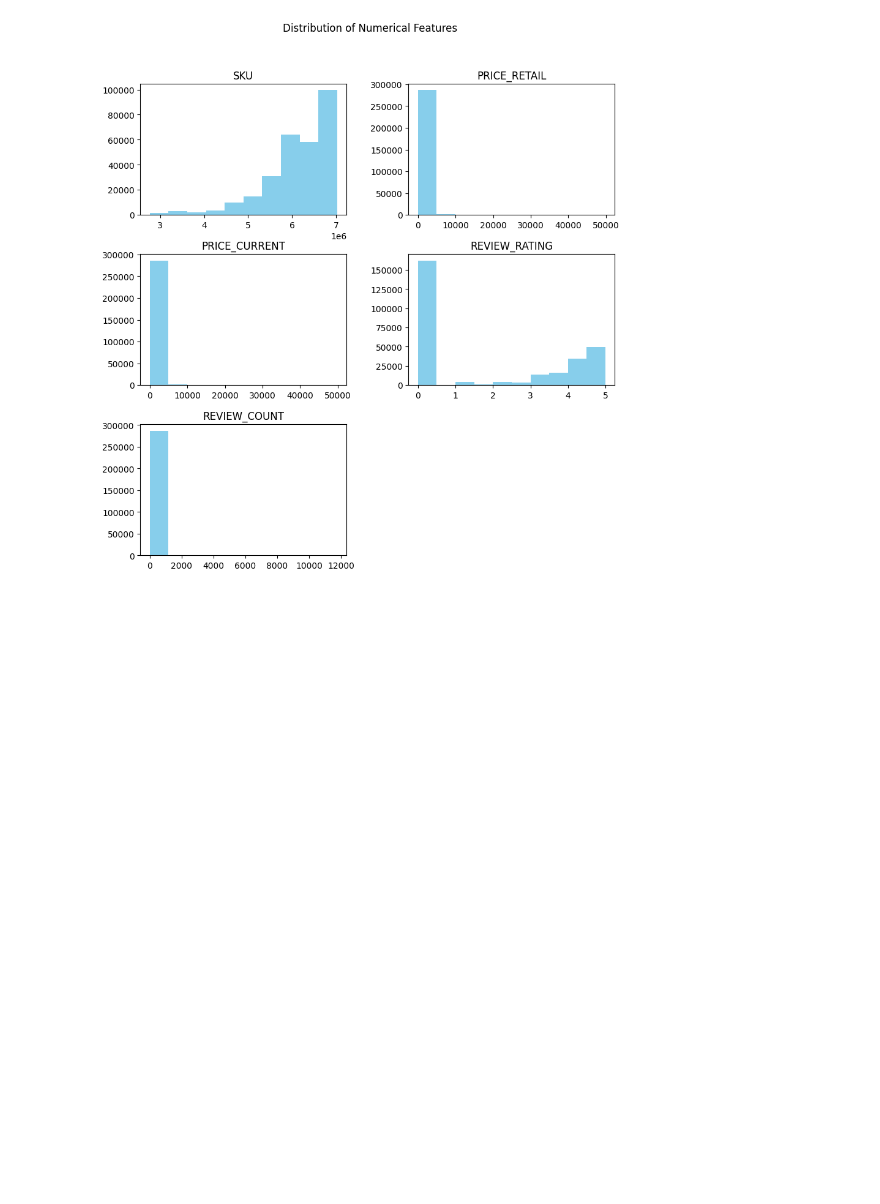
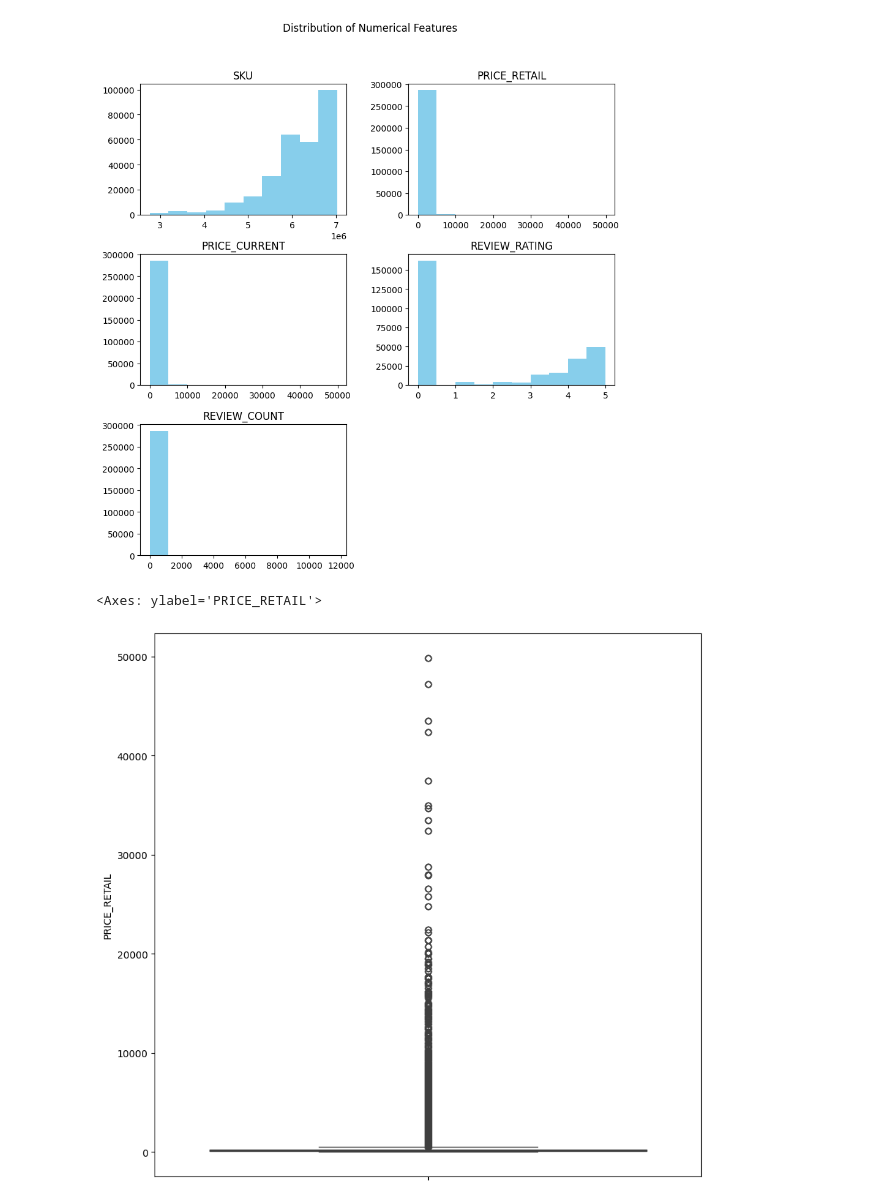
Before and after one commit to coderacheal/Customer-Segmentation-Analysis, a Jupyter notebook: notebook.ipynb, the cells around one changed output. Cells and saved outputs as stored; diff of their text form; code cells hidden in the pictures; blank space fills up the shorter version.

Commit message:
Add boxplot to project

```diff
--- a/notebook.ipynb
+++ b/notebook.ipynb
@@ -92,3 +92,9 @@ plt.suptitle('Distribution of Numerical Features')
 plt.show()
 # %% [output]
 [figure]
+# %%
+plt.figure(figsize=(10, 10))
+sns.boxplot(data=df['PRICE_RETAIL'])
+# %% [output]
+<Axes: ylabel='PRICE_RETAIL'>
+[figure, added]
```
Also changed, not shown: parts of 1 cell of this notebook.
